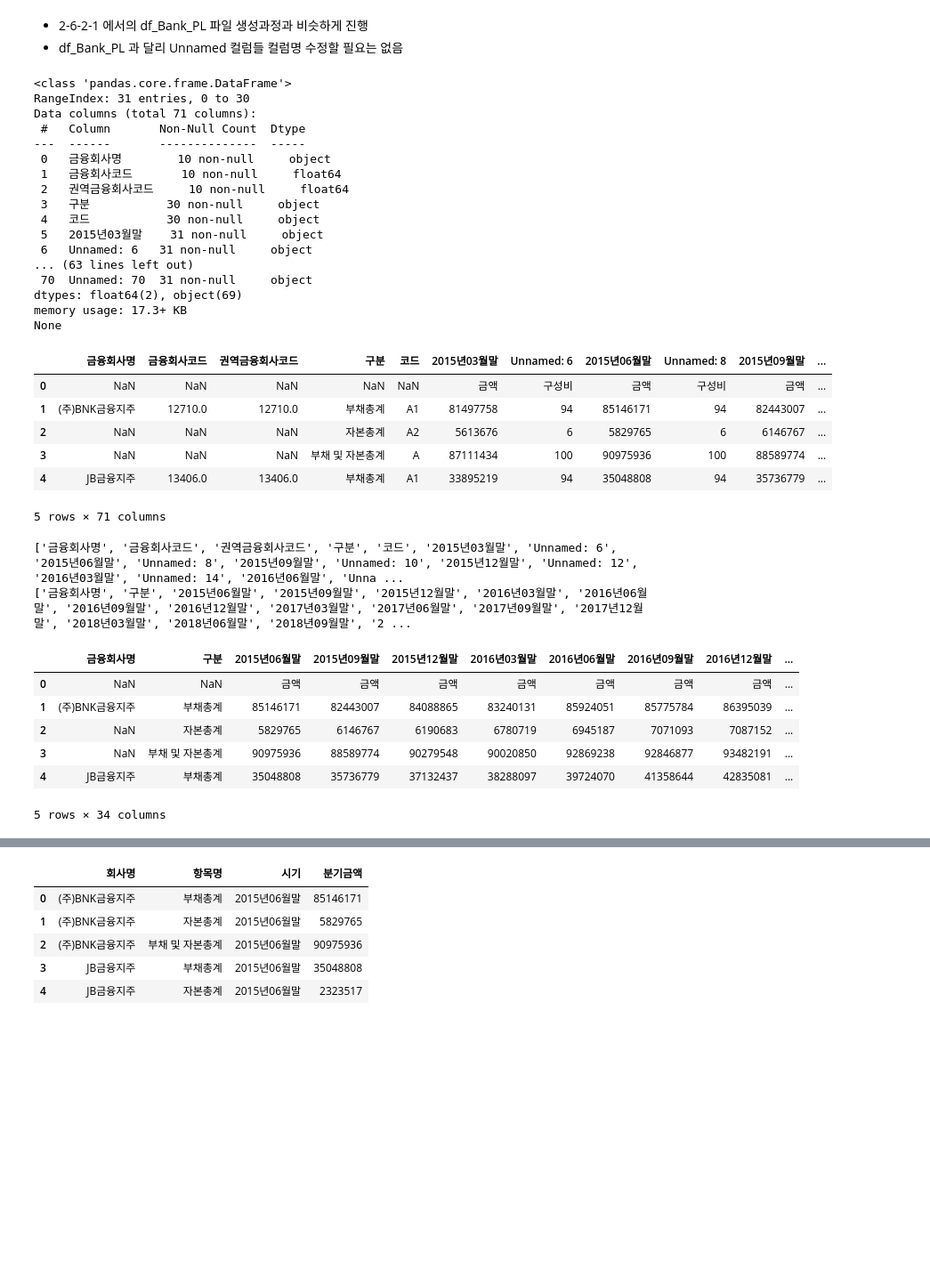
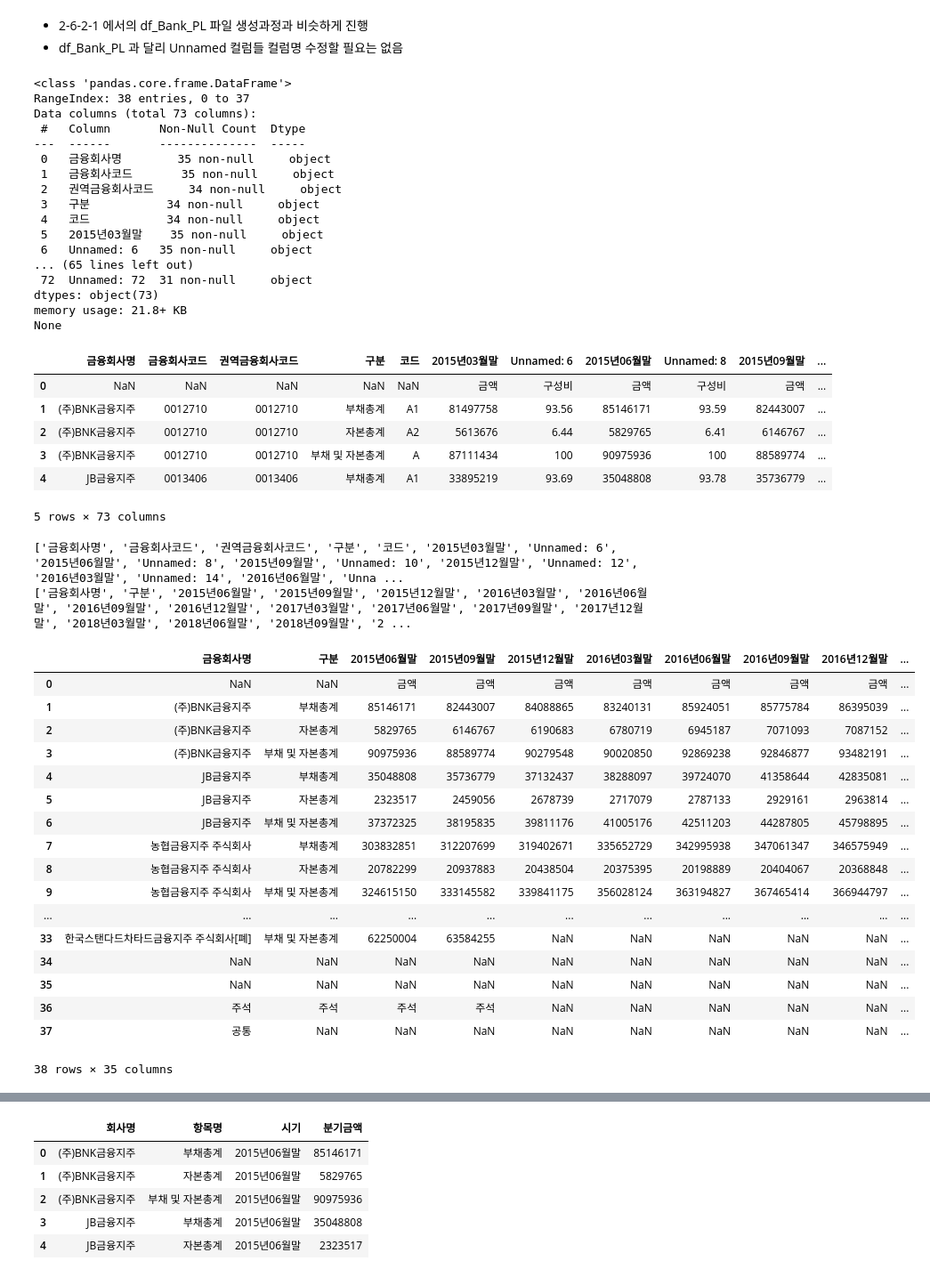
Before and after one commit to Ryong1998/snowball, a Jupyter notebook: 2_Data_Understanding.ipynb, the cells around one changed output, grey strips where cells are left out. Shown at 89% size. Saved outputs shown, nothing was run; the diff lists cells and outputs as text; code cells hidden in the pictures; blank space fills up the shorter version.

```diff
--- a/2_Data_Understanding.ipynb
+++ b/2_Data_Understanding.ipynb
@@ -795,7 +824,7 @@ file_list = os.listdir(path_dir) # pdf파일 경로에 있는 모든 pdf 파일
 stock_file_list = list() # 걸러진(사용할) pdf 파일들의 파일명들을 담을 리스트
 for i, stock_file in tqdm(enumerate(file_list), total=len(file_list)): # PDF_files 폴더안에 있는 모든 pdf 파일들에 대해서 적용
     df_stock = pd.read_csv(path_dir+'\\'+stock_file, encoding='cp949')
-    stock_date = datetime.strptime(stock_file.split('.')[0], "%Y%m%d") # pdf 조회 날짜를 추출
+    stock_date = datetime.strptime(stock_file.split('.')[0].split('_')[-1], "%Y%m%d") # pdf 조회 날짜를 추출
     df_stock['stock_date'] = stock_date # etf_code를 컬럼으로 추가
 
     if i ==0:
@@ -1097,7 +1155,7 @@ df_BS.to_pickle('/content/drive/MyDrive/snowball/data/After_raw/df_Dart_BS.pkl')
 # %%
 import pandas as pd
 
-df_bank_PL_raw = pd.read_excel('/content/drive/MyDrive/snowball/data/Bank_holding/금융지주 손익계산서 최종.xlsx')
+df_bank_PL_raw = pd.read_excel('/content/drive/MyDrive/snowball/data/Bank_holding/금융지주 손익계산서 최종.xls', skiprows=1)
 print(df_bank_PL_raw.info())
 df_bank_PL_raw.head()
 # %% [output]
@@ -1286,34 +1397,34 @@ df_Bank_PL.to_pickle('/content/drive/MyDrive/snowball/data/After_raw/df_Bank_PL.
 # %%
 import pandas as pd
 
-df_bank_BS_raw = pd.read_excel('/content/drive/MyDrive/snowball/data/Bank_holding/금융지주 재무상태표 최종.xlsx')
+df_bank_BS_raw = pd.read_excel('/content/drive/MyDrive/snowball/data/Bank_holding/금융지주 재무상태표 최종.xls', skiprows=1)
 print(df_bank_BS_raw.info())
 df_bank_BS_raw.head()
 # %% [output]
 <class 'pandas.core.frame.DataFrame'>
-RangeIndex: 31 entries, 0 to 30
-Data columns (total 71 columns):
+RangeIndex: 38 entries, 0 to 37
+Data columns (total 73 columns):
  #   Column       Non-Null Count  Dtype
 ---  ------       --------------  -----
- 0   금융회사명        10 non-null     object
- 1   금융회사코드       10 non-null     float64
- 2   권역금융회사코드     10 non-null     float64
- 3   구분           30 non-null     object
- 4   코드           30 non-null     object
- 5   2015년03월말    31 non-null     object
- 6   Unnamed: 6   31 non-null     object
-... (63 lines left out)
- 70  Unnamed: 70  31 non-null     object
-dtypes: float64(2), object(69)
-memory usage: 17.3+ KB
+ 0   금융회사명        35 non-null     object
+ 1   금융회사코드       35 non-null     object
+ 2   권역금융회사코드     34 non-null     object
+ 3   구분           34 non-null     object
+ 4   코드           34 non-null     object
+ 5   2015년03월말    35 non-null     object
+ 6   Unnamed: 6   35 non-null     object
+... (65 lines left out)
+ 72  Unnamed: 72  31 non-null     object
+dtypes: object(73)
+memory usage: 21.8+ KB
 None
 |  | 금융회사명 | 금융회사코드 | 권역금융회사코드 | 구분 | 코드 | 2015년03월말 | Unnamed: 6 | 2015년06월말 | Unnamed: 8 | 2015년09월말 | ... |
 | 0 | NaN | NaN | NaN | NaN | NaN | 금액 | 구성비 | 금액 | 구성비 | 금액 | ... |
-| 1 | (주)BNK금융지주 | 12710.0 | 12710.0 | 부채총계 | A1 | 81497758 | 94 | 85146171 | 94 | 82443007 | ... |
-| 2 | NaN | NaN | NaN | 자본총계 | A2 | 5613676 | 6 | 5829765 | 6 | 6146767 | ... |
-| 3 | NaN | NaN | NaN | 부채 및 자본총계 | A | 87111434 | 100 | 90975936 | 100 | 88589774 | ... |
-| 4 | JB금융지주 | 13406.0 | 13406.0 | 부채총계 | A1 | 33895219 | 94 | 35048808 | 94 | 35736779 | ... |
+| 1 | (주)BNK금융지주 | 0012710 | 0012710 | 부채총계 | A1 | 81497758 | 93.56 | 85146171 | 93.59 | 82443007 | ... |
+| 2 | (주)BNK금융지주 | 0012710 | 0012710 | 자본총계 | A2 | 5613676 | 6.44 | 5829765 | 6.41 | 6146767 | ... |
+| 3 | (주)BNK금융지주 | 0012710 | 0012710 | 부채 및 자본총계 | A | 87111434 | 100 | 90975936 | 100 | 88589774 | ... |
+| 4 | JB금융지주 | 0013406 | 0013406 | 부채총계 | A1 | 33895219 | 93.69 | 35048808 | 93.78 | 35736779 | ... |
-5 rows × 71 columns
+5 rows × 73 columns
 # %%
 # unnamed 컬럼명 수정과, 사용할 컬럼들 만을 use_column_list 에 추가
 original_columns = list(df_bank_BS_raw.columns)
@@ -1331,13 +1442,24 @@ print(use_column_list)
 # %%
 # 사용할 컬럼들만 추림
 df_bank_BS_raw = df_bank_BS_raw[use_column_list]
-df_bank_BS_raw.head()
+df_bank_BS_raw
 # %% [output]
 |  | 금융회사명 | 구분 | 2015년06월말 | 2015년09월말 | 2015년12월말 | 2016년03월말 | 2016년06월말 | 2016년09월말 | 2016년12월말 | ... |
 | 0 | NaN | NaN | 금액 | 금액 | 금액 | 금액 | 금액 | 금액 | 금액 | ... |
 | 1 | (주)BNK금융지주 | 부채총계 | 85146171 | 82443007 | 84088865 | 83240131 | 85924051 | 85775784 | 86395039 | ... |
-| 2 | NaN | 자본총계 | 5829765 | 6146767 | 6190683 | 6780719 | 6945187 | 7071093 | 7087152 | ... |
-| 3 | NaN | 부채 및 자본총계 | 90975936 | 88589774 | 90279548 | 90020850 | 92869238 | 92846877 | 93482191 | ... |
+| 2 | (주)BNK금융지주 | 자본총계 | 5829765 | 6146767 | 6190683 | 6780719 | 6945187 | 7071093 | 7087152 | ... |
+| 3 | (주)BNK금융지주 | 부채 및 자본총계 | 90975936 | 88589774 | 90279548 | 90020850 | 92869238 | 92846877 | 93482191 | ... |
 | 4 | JB금융지주 | 부채총계 | 35048808 | 35736779 | 37132437 | 38288097 | 39724070 | 41358644 | 42835081 | ... |
+| 5 | JB금융지주 | 자본총계 | 2323517 | 2459056 | 2678739 | 2717079 | 2787133 | 2929161 | 2963814 | ... |
+| 6 | JB금융지주 | 부채 및 자본총계 | 37372325 | 38195835 | 39811176 | 41005176 | 42511203 | 44287805 | 45798895 | ... |
+| 7 | 농협금융지주 주식회사 | 부채총계 | 303832851 | 312207699 | 319402671 | 335652729 | 342995938 | 347061347 | 346575949 | ... |
+| 8 | 농협금융지주 주식회사 | 자본총계 | 20782299 | 20937883 | 20438504 | 20375395 | 20198889 | 20404067 | 20368848 | ... |
+| 9 | 농협금융지주 주식회사 | 부채 및 자본총계 | 324615150 | 333145582 | 339841175 | 356028124 | 363194827 | 367465414 | 366944797 | ... |
+| ... | ... | ... | ... | ... | ... | ... | ... | ... | ... | ... |
+| 33 | 한국스탠다드차타드금융지주 주식회사[폐] | 부채 및 자본총계 | 62250004 | 63584255 | NaN | NaN | NaN | NaN | NaN | ... |
+| 34 | NaN | NaN | NaN | NaN | NaN | NaN | NaN | NaN | NaN | ... |
+| 35 | NaN | NaN | NaN | NaN | NaN | NaN | NaN | NaN | NaN | ... |
+| 36 | 주석 | 주석 | 주석 | 주석 | NaN | NaN | NaN | NaN | NaN | ... |
+| 37 | 공통 | NaN | NaN | NaN | NaN | NaN | NaN | NaN | NaN | ... |
-5 rows × 34 columns
+38 rows × 35 columns
 # %%
```
Also changed, not shown: parts of 85 cells of this notebook.
